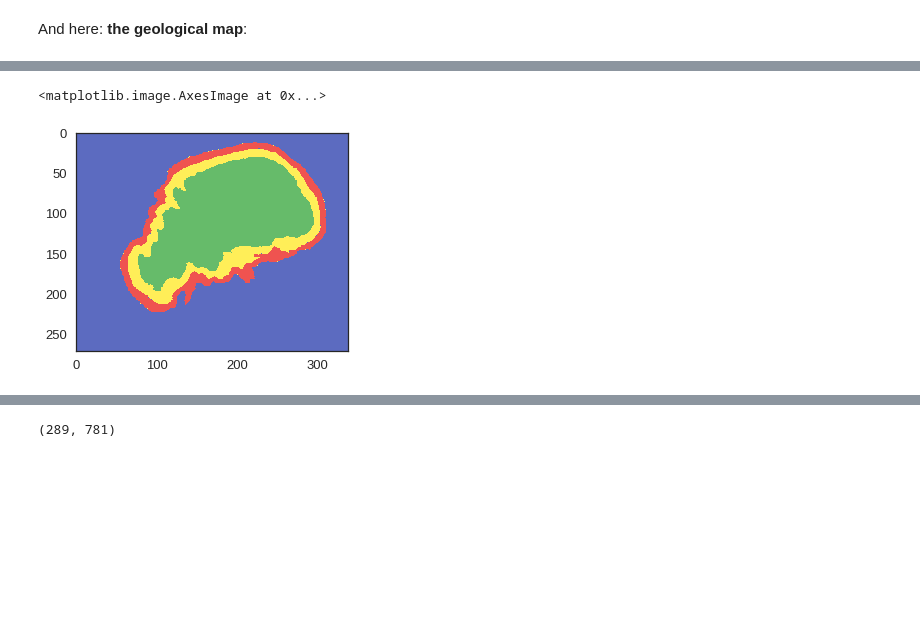
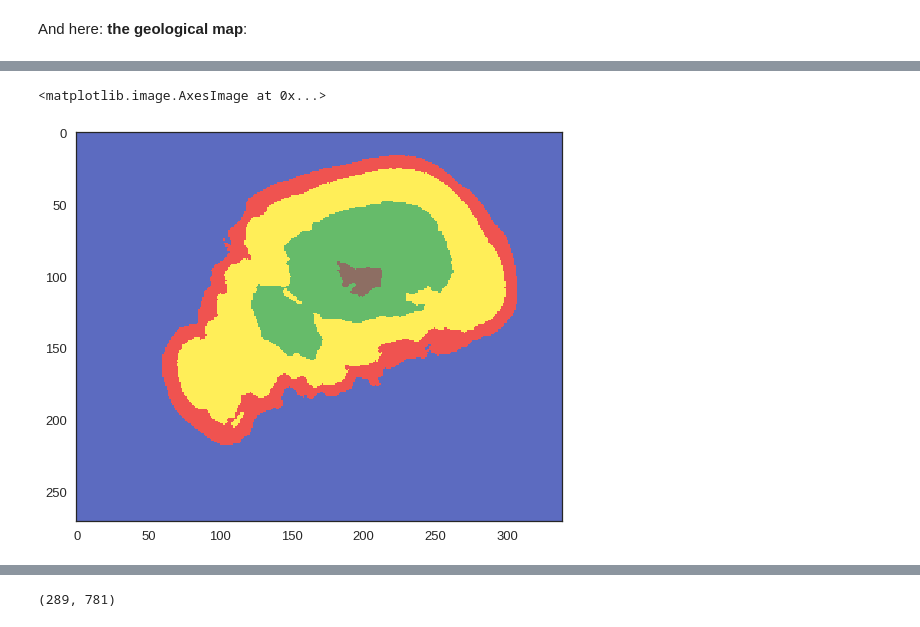
Before and after one commit to cgre-aachen/remote-geomod, a Jupyter notebook: notebooks/03_geological_modeling.ipynb, the cells around one changed output, grey strips where cells are left out. Cells and saved outputs as stored; diff of their text form; code cells hidden in the pictures; blank space fills up the shorter version.

```diff
--- a/notebooks/03_geological_modeling.ipynb
+++ b/notebooks/03_geological_modeling.ipynb
@@ -60,4 +62,4 @@ gp.plot_data_3D(geo_data)
 **Note**: The following code cell will need several minutes to execute, depending on your system configuration.
 </div>
 # %%
-interp_data = gp.InterpolatorInput(geo_data, dtype="float32", u_grade=[3])
+interp_data = gp.InterpolatorData(geo_data, dtype="float32")
@@ -179,3 +177,3 @@ Perform the "usual" interpolation step:
 # %%
-interp_data = gp.InterpolatorInput(geo_data, dtype="float32")
-lith_block, fault_block = gp.compute_model(interp_data)
+#interp_data = gp.InterpolatorData(geo_data, dtype="float32")
+lith_block, fault_block = gp.compute_model_at(points, interp_data)
@@ -188,23 +191,23 @@ And here: **the geological map**:
 # %%
 geo_map = lith_block[0].copy().reshape((271,339))
 # adjust scale
 geo_map += 1
 # adjust misfits:
 geo_map[np.where(geo_map==5)] = 1
 geo_map[np.where(geo_map==6)] = 2
 geo_map[np.where(geo_map==7)] = 3
 geo_map[np.where(geo_map==8)] = 4
 geo_map[np.where(geo_map==1)] = 5
 geo_map -= 1
 # change to int for later use:
 geo_map = geo_map.astype('int16')
 # adjust orientation:
 geo_map = geo_map[::-1,:]
-plt.imshow(geo_map, cmap=gp.colors.cmap, norm=gp.colors.norm)
+plt.imshow(geo_map, cmap=gp.plotting.colors.cmap, norm=gp.plotting.colors.norm)
 # plt.colorbar()
 # %% [output]
 <matplotlib.image.AxesImage at 0x...>
-[figure, old version]
+[figure, new version]
 # %%
 import matplotlib.pyplot as plt
 plt.imshow(dtm)
```
Also changed, not shown: parts of 24 cells of this notebook, 2 other files.
